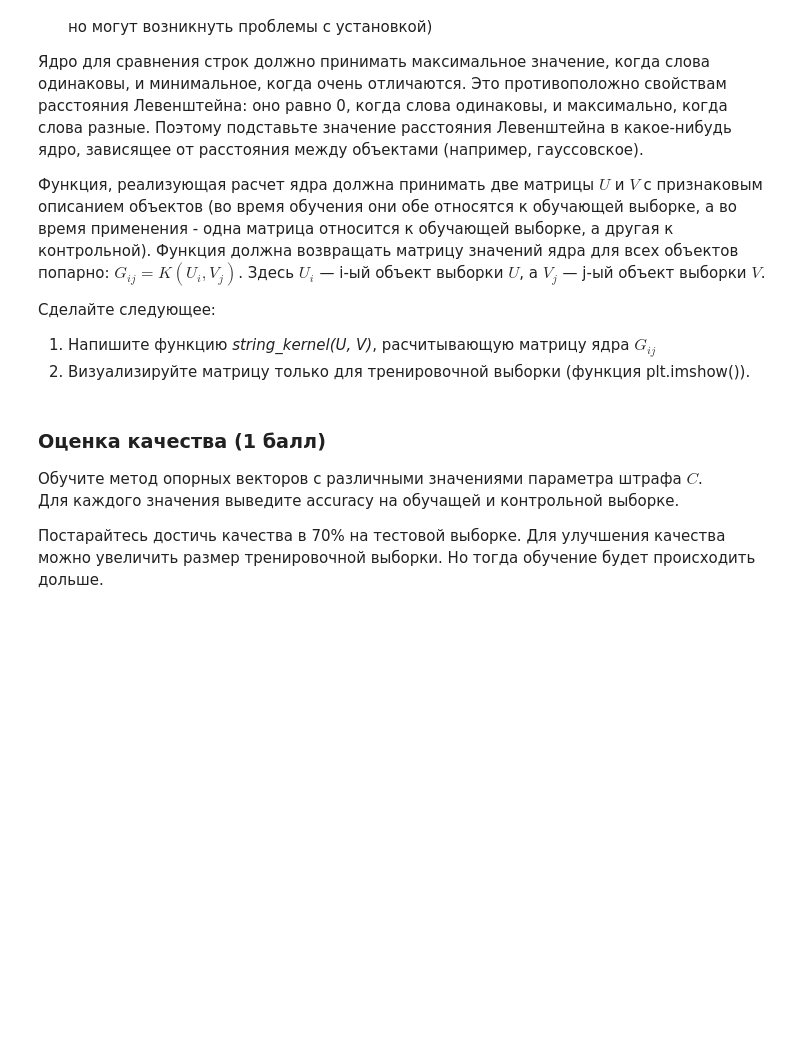
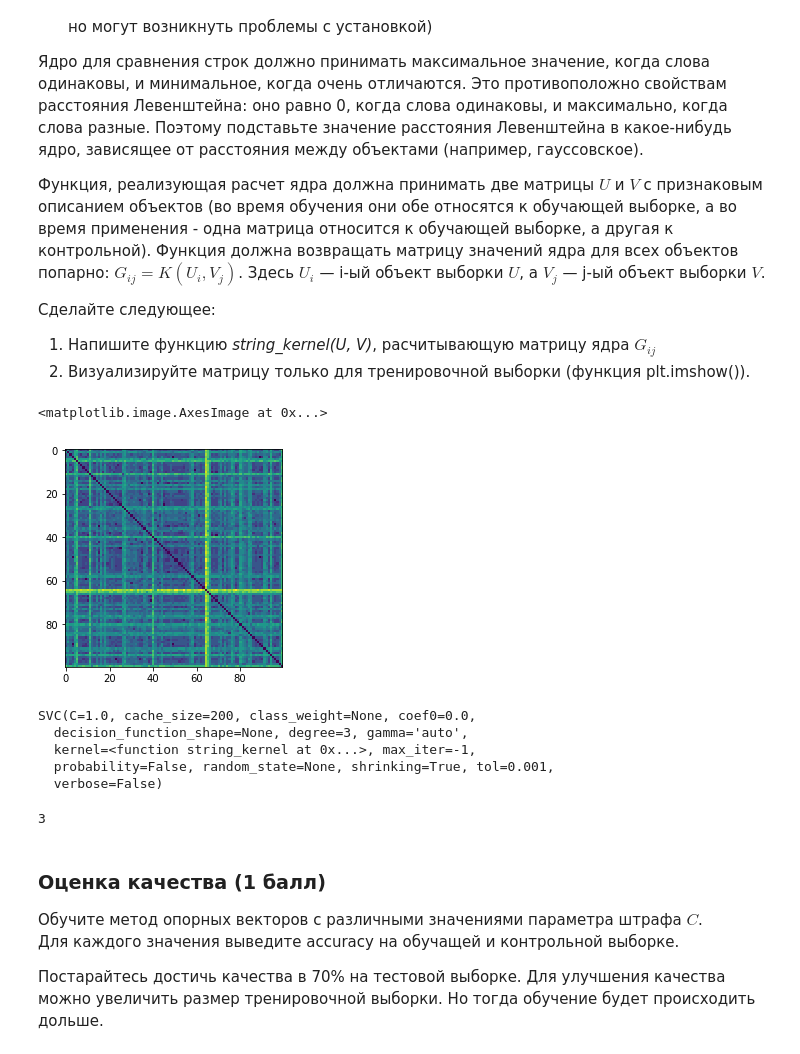
Before and after one commit to alxkornv/University-programming-projects, a Jupyter notebook: hw1-svm.ipynb, the cells around one changed output. Drawn from its saved outputs; the diff is of its cells as text; code cells hidden in the pictures; blank space fills up the shorter version.

```diff
--- a/hw1-svm.ipynb
+++ b/hw1-svm.ipynb
@@ -310,0 +321,6 @@ df.head()
+# %%
+wpdf = pd.DataFrame()
+wpdf['word'] = wp
+wpdf['label'] = np.vstack((np.zeros(len(wp_en),dtype=int).reshape(-1,1),np.ones(len(wp_es),dtype=int).reshape(-1,1)))
+# %%
+wpdf.index.rename('index\n',inplace=True)
@@ -355,3 +442,17 @@ RND_SEED =
 Сделайте следующее:
 1. Напишите функцию *string_kernel(U, V)*, расчитывающую матрицу ядра $G_{ij}$
 2. Визуализируйте матрицу только для тренировочной выборки (функция plt.imshow()).
+# %%
+X_train, X_test, y_train, y_test = train_test_split(np.array(wpdf.index.values),np.array(wpdf['label']),test_size=0.2,random_state=RND_SEED)
+# %%
+def string_kernel(U, V):
+    mat = np.zeros((len(U),len(V)))
+    for i in range(len(U)):
+        for j in range(len(V)):
+            mat[i,j] = wfi_levenshtein(wpdf.iloc[int(U[i])]['word'],wpdf.iloc[int(V[j])]['word'])
+    return mat
+# %%
+plt.imshow(string_kernel(X_train[:100],X_train[:100]))
+# %% [output]
+<matplotlib.image.AxesImage at 0x...>
+[figure, added]
@@ -357,0 +461,8 @@ RND_SEED =
+# %%
+temp.fit(X_train.reshape(-1,1)[:100],y_train[:100])
+# %% [output]
+SVC(C=1.0, cache_size=200, class_weight=None, coef0=0.0,
+  decision_function_shape=None, degree=3, gamma='auto',
+  kernel=<function string_kernel at 0x...>, max_iter=-1,
+  probability=False, random_state=None, shrinking=True, tol=0.001,
+  verbose=False)
@@ -358,3 +524,7 @@ RND_SEED =
+# %%
+wfi_levenshtein('aba','ddd')
+# %% [output]
+3
 # %% [markdown]
 ### Оценка качества (1 балл)
 
```
Also changed, not shown: parts of 20 cells of this notebook.
